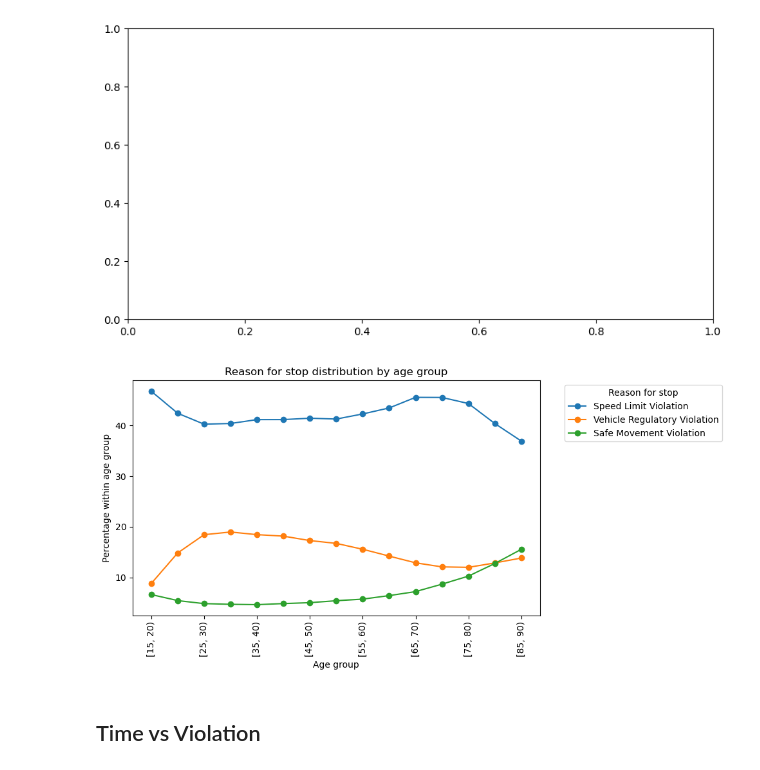
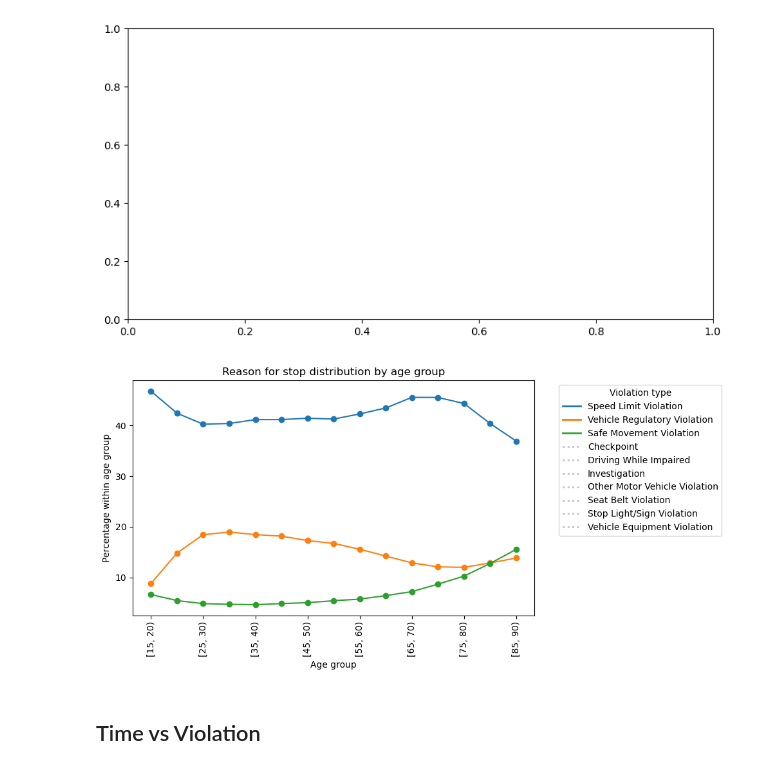
Before and after one commit to manrajghumman/ml-project, a Jupyter notebook: tests_manraj.ipynb, the cells around one changed output. Drawn from its saved outputs; the diff is of its cells as text; code cells hidden in the pictures.

Commit message:
update to code and images for portion by manraj

```diff
--- a/tests.ipynb
+++ b/tests_manraj.ipynb
@@ -255,31 +255,69 @@ plt.show()
 TypeError: 'Axes' object is not subscriptable
 [figure]
 # %%
+from matplotlib.lines import Line2D
+
+
 fig, ax = plt.subplots(figsize=(10, 5))
 
 age_violation_pct[selected_reasons].plot(kind="line", marker="o", ax=ax)
 ax.set_xlabel("Age group")
 ax.set_ylabel("Percentage within age group")
 ax.set_title("Reason for stop distribution by age group")
-ax.legend(title="Reason for stop", bbox_to_anchor=(1.05, 1), loc="upper left")
+# ax.legend(title="Reason for stop", bbox_to_anchor=(1.05, 1), loc="upper left")
 
 # age_violation_pct_male[selected_reasons].plot(kind="line", marker="o", ax=ax[1])
 # ax[1].set_xlabel("Age group")
 # ax[1].set_ylabel("Percentage within age group")
 # ax[1].set_title("Reason for stop distribution by age group (male)")
 # ax[1].legend(title="Reason for stop", bbox_to_anchor=(1.05, 1), loc="upper left")
 
 # age_violation_pct[selected_reasons].plot(kind="line", marker="o", ax=ax[2])
 # ax[2].set_xlabel("Age group")
 # ax[2].set_ylabel("Percentage within age group")
 # ax[2].set_title("Reason for stop distribution by age group (female)")
 # ax[2].legend(title="Reason for stop", bbox_to_anchor=(1.05, 1), loc="upper left")
+# All possible reasons
+all_reasons = age_violation_pct.columns
+# Custom legend: solid line for plotted reasons, faint/blank marker for unplotted reasons
 
+handles = []
+for reason in selected_reasons:
+     # Use actual plotted line style/color
+    line = ax.get_lines()[selected_reasons.index(reason)]
+    handles.append(
+        Line2D(
+            [0], [0],
+            color=line.get_color(),
+            linewidth=2,
+            label=reason
+        )
+    )
+for reason in all_reasons:
+    if reason not in selected_reasons:
+        # Show unplotted reasons in legend only
+        handles.append(
+            Line2D(
+                [0], [0],
+                color="gray",
+                linewidth=2,
+                linestyle=":",
+                alpha=0.5,
+                label=reason
+            )
+        )
+
+ax.legend(
+    handles=handles,
+    title="Violation type",
+    bbox_to_anchor=(1.05, 1),
+    loc="upper left"
+)
 plt.xticks(rotation=90)
 plt.tight_layout()
 plt.show()
 # %% [output]
-[figure, old version]
+[figure, new version]
 # %% [markdown]
 ## Time vs Violation
 # %%
```
Also changed, not shown: parts of 4 cells of this notebook, 3 other files.
